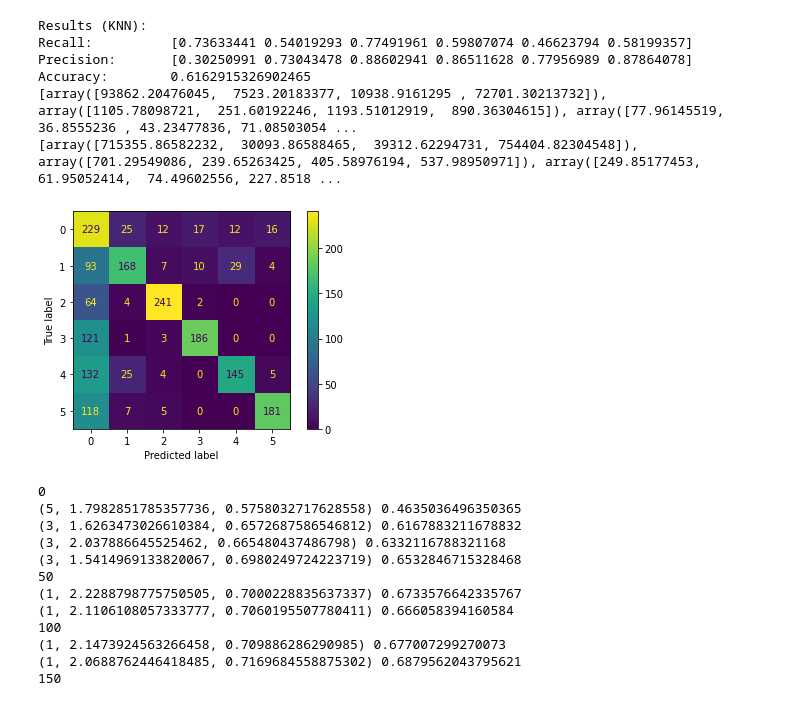
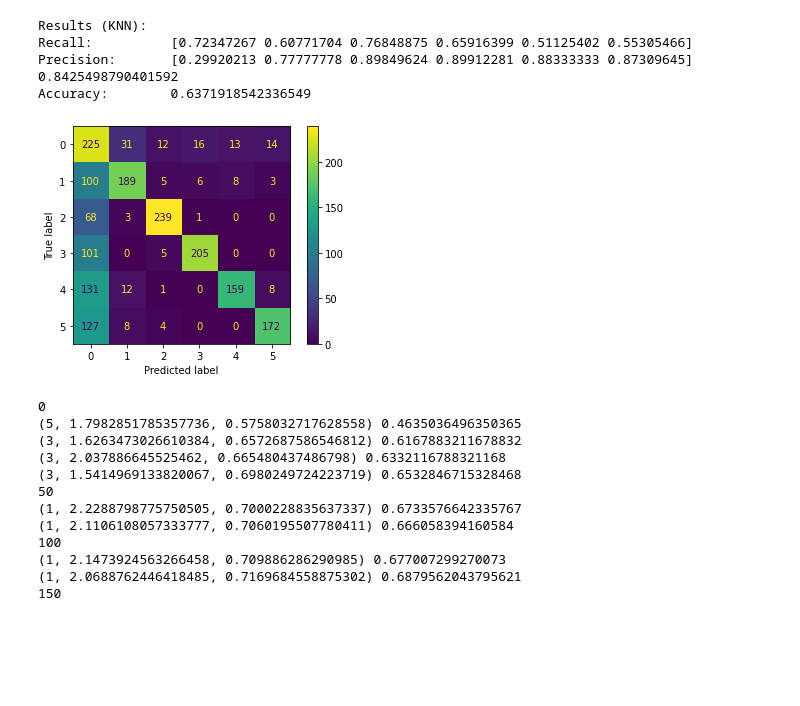
Before and after one commit to neurotech-uiuc/R-Cario, a Jupyter notebook: svmtest2.ipynb, the cells around one changed output. Drawn from its saved outputs; the diff is of its cells as text; code cells hidden in the pictures; blank space fills up the shorter version.

```diff
--- a/svmtest2.ipynb
+++ b/svmtest2.ipynb
@@ -312,25 +313,24 @@ def getMetrics(K, X, y, verbose=True, scale = 2, overOrUnder = None):
     else:
         return recall, precision, accuracy, knn_classifier, action_classifier
 # %%
-X, find = createX(functsDict, 0, [1, 0, 2])
+X, find = createX(functsDict, 0, [0, 1, 2, 3, 5, 6])
 k = 3
-scale = 2.22/k
+scale = 2/k
 getMetrics(k, X, y, verbose=True, scale=scale, overOrUnder = True)
 _, _, _, kc, ac = getMetrics(k, X, y, verbose=False, scale=scale, overOrUnder = True)
 
 from joblib import dump, load
 dump(kc, 'prod_action.joblib')
 dump(ac, 'prod_non_selector.joblib')
 print([meanScale[i] for i in [1, 0, 2]])
 print([stdevScale[i] for i in [1, 0, 2]])
 # %% [output]
 Results (KNN):
-Recall:          [0.73633441 0.54019293 0.77491961 0.59807074 0.46623794 0.58199357]
-Precision:       [0.30250991 0.73043478 0.88602941 0.86511628 0.77956989 0.87864078]
-Accuracy:        0.6162915326902465
-[array([93862.20476045,  7523.20183377, 10938.9161295 , 72701.30213732]), array([1105.78098721,  251.60192246, 1193.51012919,  890.36304615]), array([77.96145519, 36.8555236 , 43.23477836, 71.08503054 ...
-[array([715355.86582232,  30093.86588465,  39312.62294731, 754404.82304548]), array([701.29549086, 239.65263425, 405.58976194, 537.98950971]), array([249.85177453,  61.95052414,  74.49602556, 227.8518 ...
+Recall:          [0.72347267 0.60771704 0.76848875 0.65916399 0.51125402 0.55305466]
+Precision:       [0.29920213 0.77777778 0.89849624 0.89912281 0.88333333 0.87309645]
+0.8425498790401592
+Accuracy:        0.6371918542336549
-[figure, old version]
+[figure, new version]
 # %%
 countper = 30
 bestloss = 0
```
Also changed, not shown: parts of 3 cells of this notebook, 2 other files.
